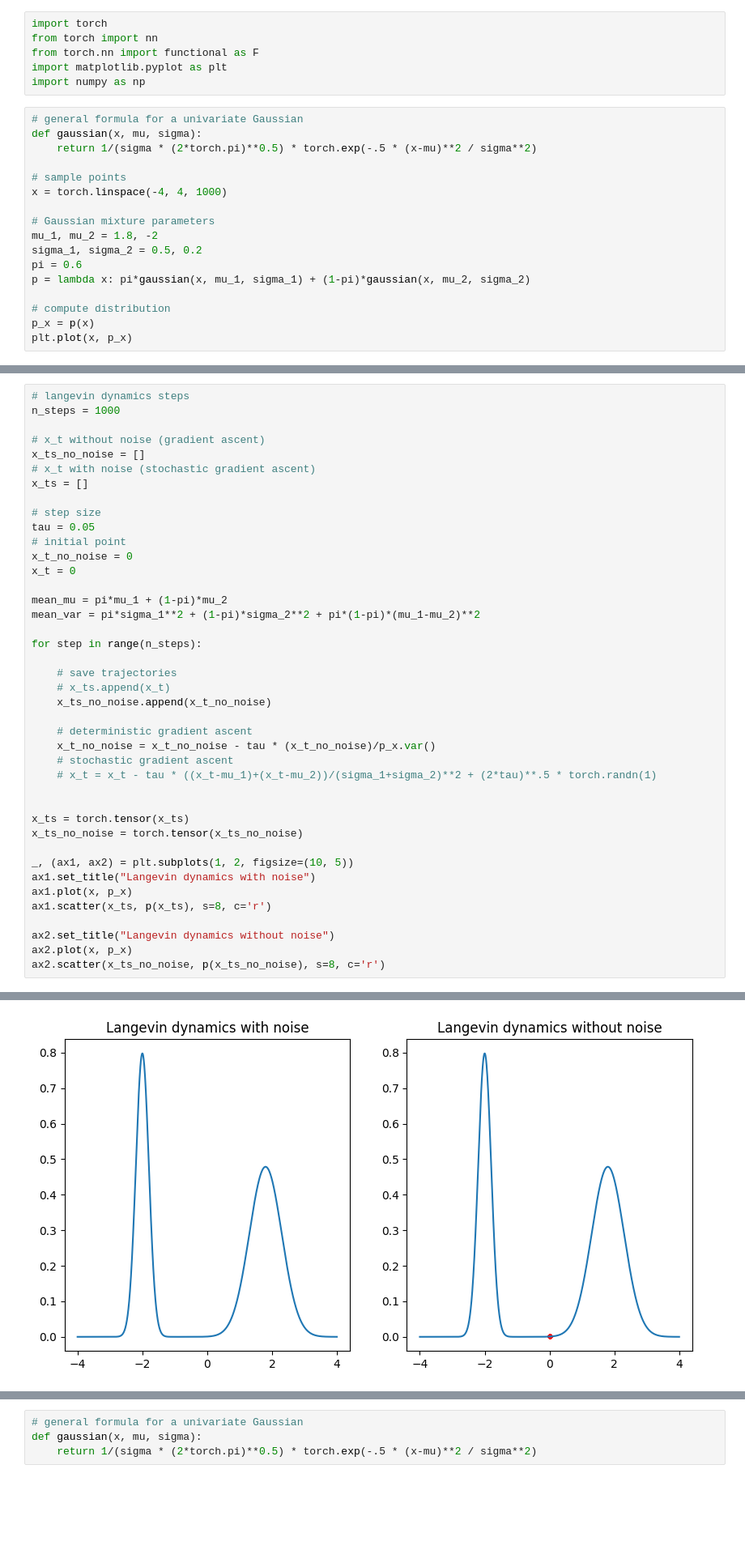
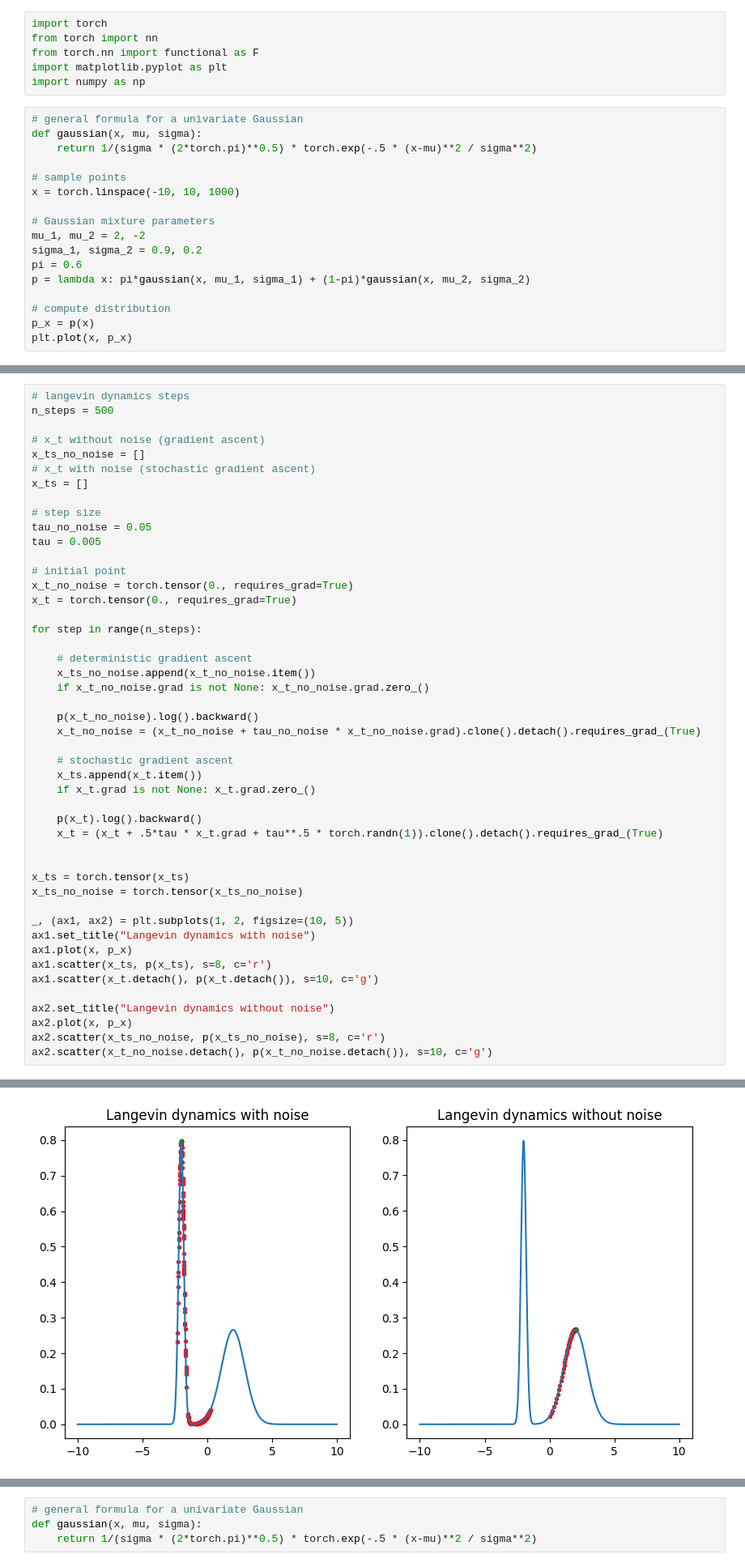
Before and after one commit to Janko-dev/generative_modeling, a Jupyter notebook: notebooks/score_based_models.ipynb, the cells around one changed output, grey strips where cells are left out. Shown at 81% size. Cells and saved outputs as stored; diff of their text form; blank space fills up the shorter version.

```diff
--- a/notebooks/score_based_models.ipynb
+++ b/notebooks/score_based_models.ipynb
@@ -41,11 +38,11 @@ def gaussian(x, mu, sigma):
     return 1/(sigma * (2*torch.pi)**0.5) * torch.exp(-.5 * (x-mu)**2 / sigma**2)
 
 # sample points
-x = torch.linspace(-4, 4, 1000)
+x = torch.linspace(-10, 10, 1000)
 
 # Gaussian mixture parameters
-mu_1, mu_2 = 1.8, -2
-sigma_1, sigma_2 = 0.5, 0.2
+mu_1, mu_2 = 2, -2
+sigma_1, sigma_2 = 0.9, 0.2
 pi = 0.6
 p = lambda x: pi*gaussian(x, mu_1, sigma_1) + (1-pi)*gaussian(x, mu_2, sigma_2)
 
@@ -58,44 +55,50 @@ plt.plot(x, p_x)
 # %%
 # langevin dynamics steps
-n_steps = 1000
+n_steps = 500
 
 # x_t without noise (gradient ascent)
 x_ts_no_noise = []
 # x_t with noise (stochastic gradient ascent)
 x_ts = []
 
 # step size
-tau = 0.05
+tau_no_noise = 0.05
+tau = 0.005
+
 # initial point
-x_t_no_noise = 0
-x_t = 0
-
-mean_mu = pi*mu_1 + (1-pi)*mu_2
-mean_var = pi*sigma_1**2 + (1-pi)*sigma_2**2 + pi*(1-pi)*(mu_1-mu_2)**2
+x_t_no_noise = torch.tensor(0., requires_grad=True)
+x_t = torch.tensor(0., requires_grad=True)
 
 for step in range(n_steps):
 
-    # save trajectories
-    # x_ts.append(x_t)
-    x_ts_no_noise.append(x_t_no_noise)
+    # deterministic gradient ascent
+    x_ts_no_noise.append(x_t_no_noise.item())
+    if x_t_no_noise.grad is not None: x_t_no_noise.grad.zero_()
 
-    # deterministic gradient ascent
-    x_t_no_noise = x_t_no_noise - tau * (x_t_no_noise)/p_x.var()
+    p(x_t_no_noise).log().backward()
+    x_t_no_noise = (x_t_no_noise + tau_no_noise * x_t_no_noise.grad).clone().detach().requires_grad_(True)
+
     # stochastic gradient ascent
-    # x_t = x_t - tau * ((x_t-mu_1)+(x_t-mu_2))/(sigma_1+sigma_2)**2 + (2*tau)**.5 * torch.randn(1)
+    x_ts.append(x_t.item())
+    if x_t.grad is not None: x_t.grad.zero_()
+
+    p(x_t).log().backward()
+    x_t = (x_t + .5*tau * x_t.grad + tau**.5 * torch.randn(1)).clone().detach().requires_grad_(True)
 
 
 x_ts = torch.tensor(x_ts)
 x_ts_no_noise = torch.tensor(x_ts_no_noise)
 
 _, (ax1, ax2) = plt.subplots(1, 2, figsize=(10, 5))
 ax1.set_title("Langevin dynamics with noise")
 ax1.plot(x, p_x)
 ax1.scatter(x_ts, p(x_ts), s=8, c='r')
+ax1.scatter(x_t.detach(), p(x_t.detach()), s=10, c='g')
 
 ax2.set_title("Langevin dynamics without noise")
 ax2.plot(x, p_x)
 ax2.scatter(x_ts_no_noise, p(x_ts_no_noise), s=8, c='r')
+ax2.scatter(x_t_no_noise.detach(), p(x_t_no_noise.detach()), s=10, c='g')
 # %% [output]
 <matplotlib.collections.PathCollection at 0x...>
-[figure, old version]
+[figure, new version]
```
Also changed, not shown: parts of 8 cells of this notebook, 2 other files.
